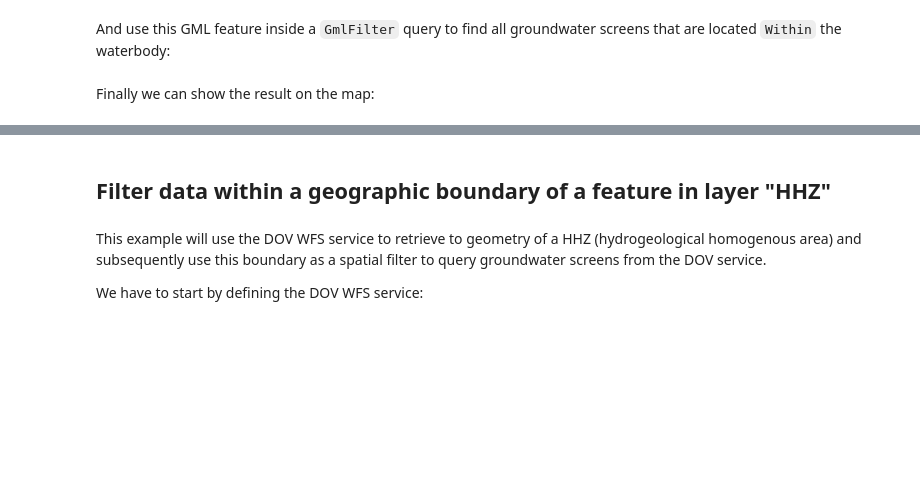
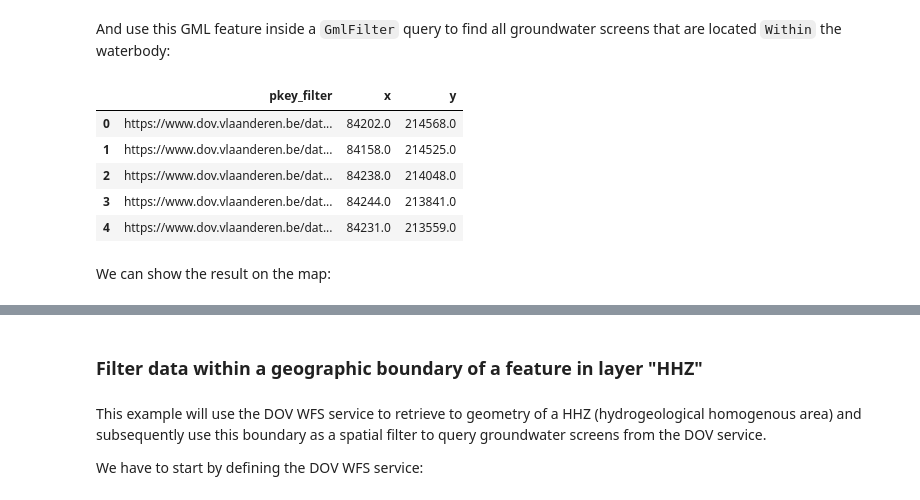
Before and after one commit to DOV-Vlaanderen/pydov, a Jupyter notebook: docs/notebooks/spatial_querying.ipynb, the cells around one changed output, grey strips where cells are left out. Saved outputs shown, nothing was run; the diff lists cells and outputs as text; code cells hidden in the pictures; blank space fills up the shorter version.

```diff
--- a/docs/notebooks/spatial_querying.ipynb
+++ b/docs/notebooks/spatial_querying.ipynb
@@ -193,8 +185,17 @@ df = filter_search.search(
     location=GmlFilter(bekken_poly, Within),
     return_fields=('pkey_filter', 'x', 'y')
 )
+# %%
+df.head()
+# %% [output]
+|  | pkey_filter | x | y |
+| 0 | https://www.dov.vlaanderen.be/dat... | 84202.0 | 214568.0 |
+| 1 | https://www.dov.vlaanderen.be/dat... | 84158.0 | 214525.0 |
+| 2 | https://www.dov.vlaanderen.be/dat... | 84238.0 | 214048.0 |
+| 3 | https://www.dov.vlaanderen.be/dat... | 84244.0 | 213841.0 |
+| 4 | https://www.dov.vlaanderen.be/dat... | 84231.0 | 213559.0 |
 # %% [markdown]
-Finally we can show the result on the map:
+We can show the result on the map:
 # %%
 df['lon'], df['lat'] = zip(*map(convert_latlon, df['x'], df['y']))
 # convert to list
@@ -209,7 +210,7 @@ fmap
 # %% [output]
 [interactive output not drawn]
 # %% [markdown]
-## Filter data within a geographic boundary of a feature in layer "HHZ"
+### Filter data within a geographic boundary of a feature in layer "HHZ"
 # %% [markdown]
 This example will use the DOV WFS service to retrieve to geometry of a HHZ (hydrogeological homogenous area) and subsequently use this boundary as a spatial filter to query groundwater screens from the DOV service.
 
```
Also changed, not shown: parts of 38 cells of this notebook.
